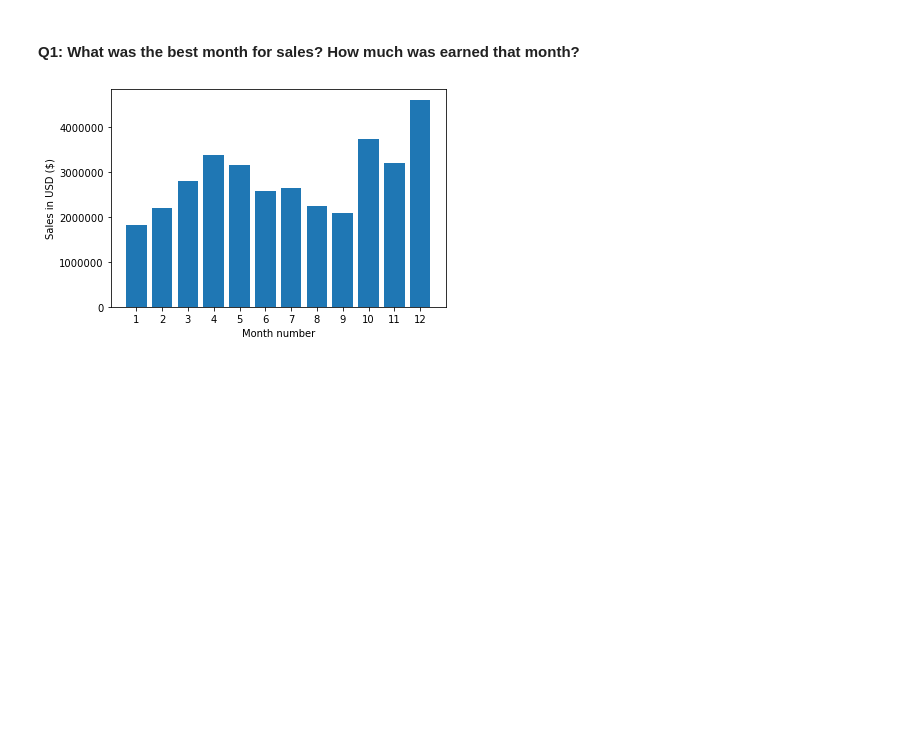
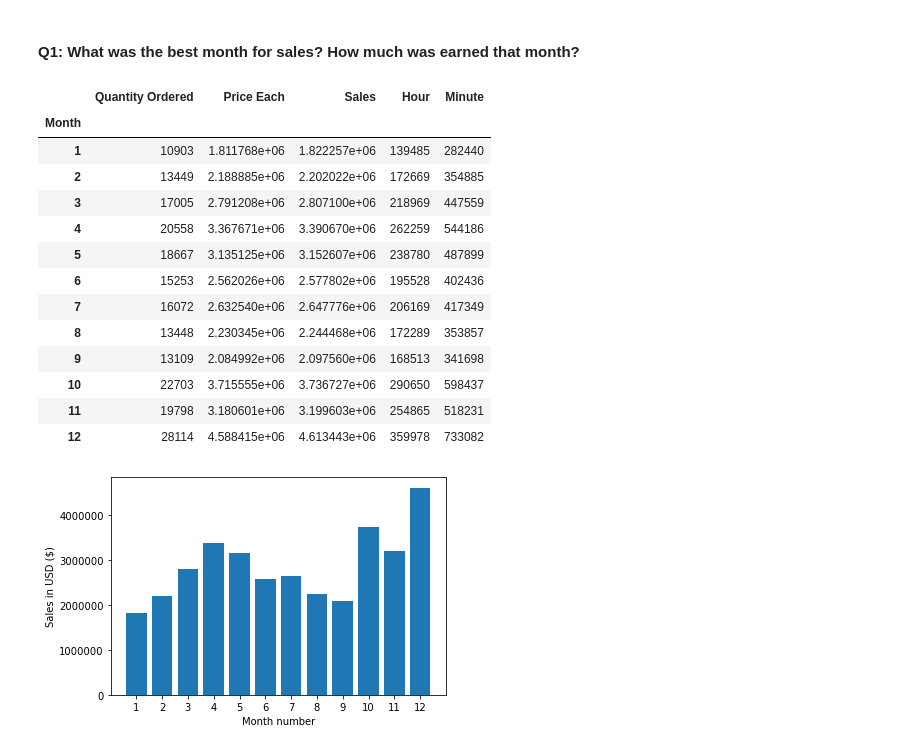
Before and after one commit to e-tay/simple_sales_analysis, a Jupyter notebook: Sales_Analysis.ipynb, the cells around one changed output. Saved outputs shown, nothing was run; the diff lists cells and outputs as text; code cells hidden in the pictures; blank space fills up the shorter version.

```diff
--- a/Sales_Analysis.ipynb
+++ b/Sales_Analysis.ipynb
@@ -111,6 +109,22 @@ all_data.head()
 #### Q1: What was the best month for sales? How much was earned that month?
 # %%
 results = all_data.groupby('Month').sum()
+results
+# %% [output]
+|  | Quantity Ordered | Price Each | Sales | Hour | Minute |
+| Month |  |  |  |  |  |
+| 1 | 10903 | 1.811768e+06 | 1.822257e+06 | 139485 | 282440 |
+| 2 | 13449 | 2.188885e+06 | 2.202022e+06 | 172669 | 354885 |
+| 3 | 17005 | 2.791208e+06 | 2.807100e+06 | 218969 | 447559 |
+| 4 | 20558 | 3.367671e+06 | 3.390670e+06 | 262259 | 544186 |
+| 5 | 18667 | 3.135125e+06 | 3.152607e+06 | 238780 | 487899 |
+| 6 | 15253 | 2.562026e+06 | 2.577802e+06 | 195528 | 402436 |
+| 7 | 16072 | 2.632540e+06 | 2.647776e+06 | 206169 | 417349 |
+| 8 | 13448 | 2.230345e+06 | 2.244468e+06 | 172289 | 353857 |
+| 9 | 13109 | 2.084992e+06 | 2.097560e+06 | 168513 | 341698 |
+| 10 | 22703 | 3.715555e+06 | 3.736727e+06 | 290650 | 598437 |
+| 11 | 19798 | 3.180601e+06 | 3.199603e+06 | 254865 | 518231 |
+| 12 | 28114 | 4.588415e+06 | 4.613443e+06 | 359978 | 733082 |
 # %%
 import matplotlib.pyplot as plt
 
```
Also changed, not shown: parts of 12 cells of this notebook.
